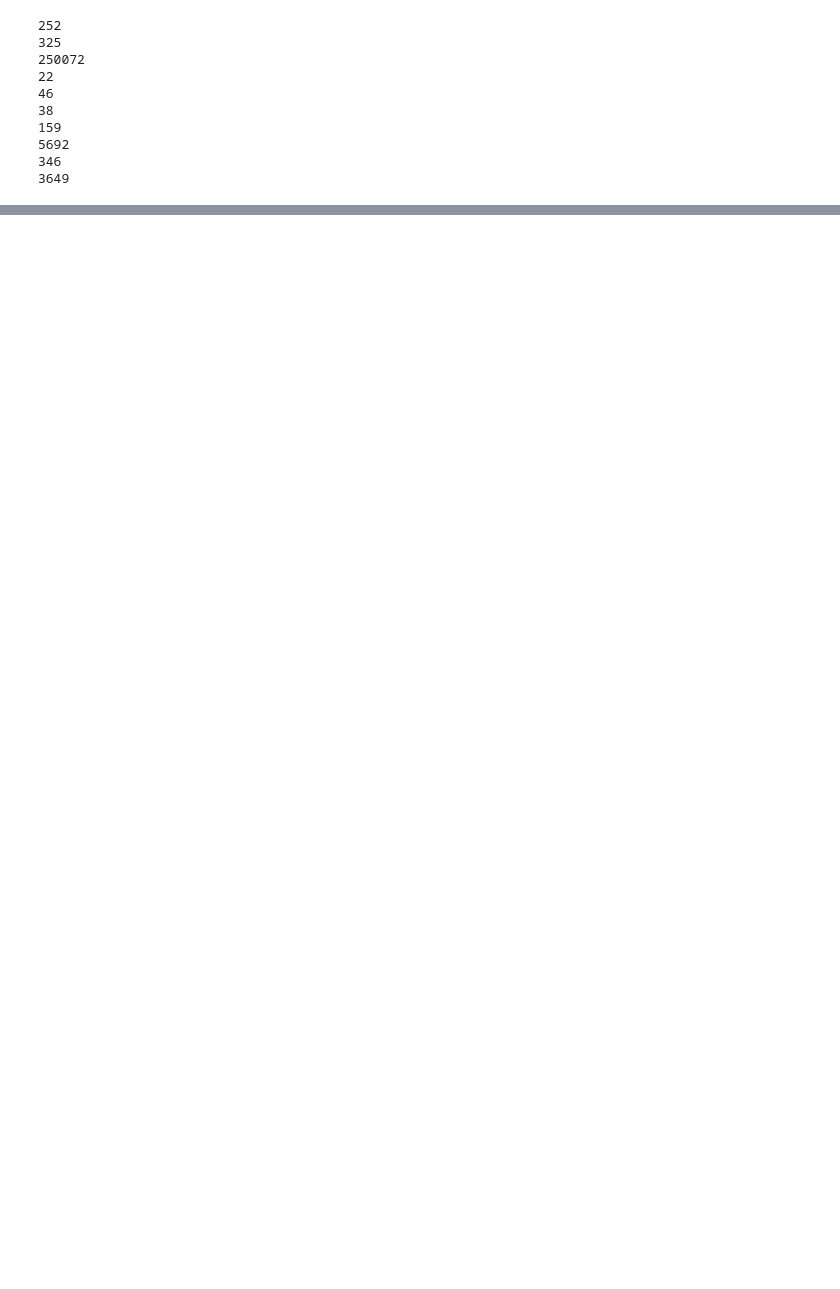
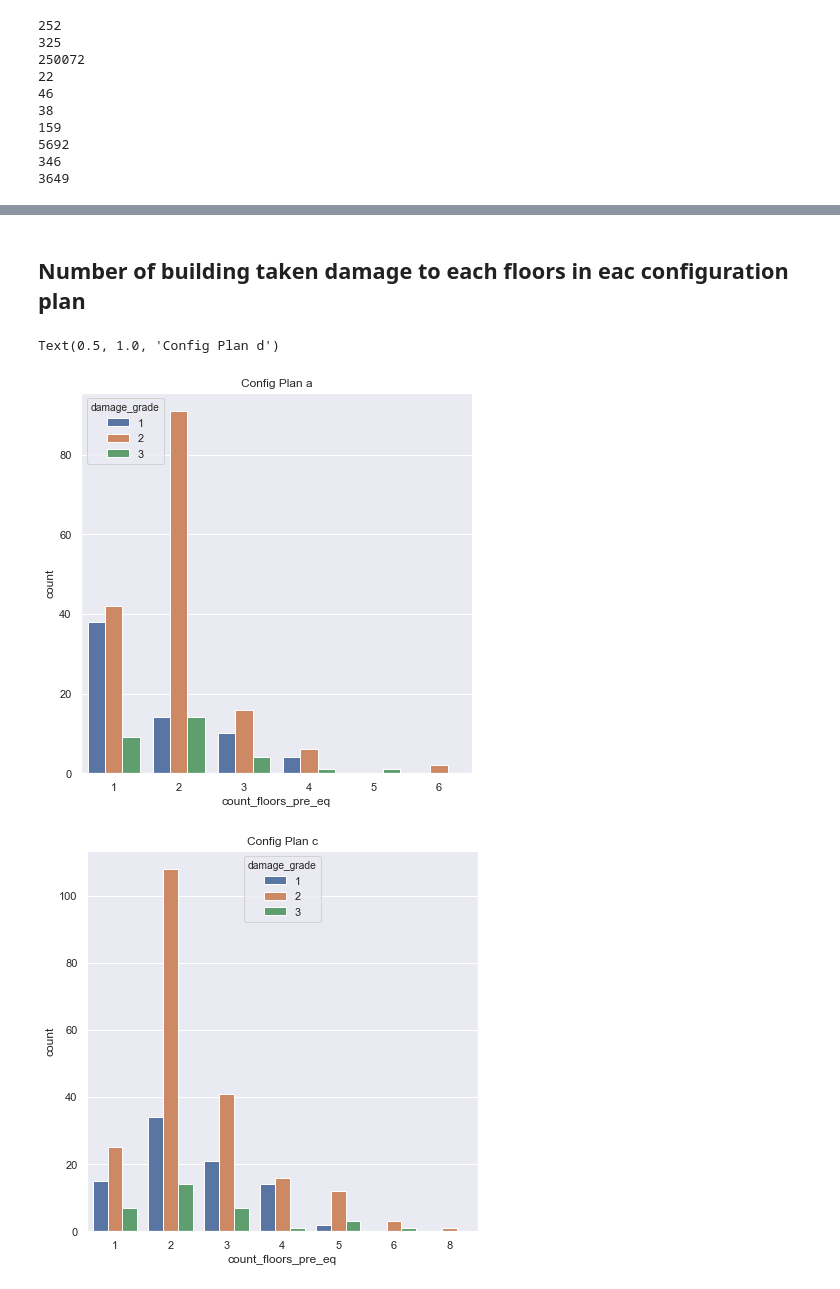
Before and after one commit to jshah39/DataSci, a Jupyter notebook: src/earthquake_shah.ipynb, the cells around one changed output, grey strips where cells are left out. Drawn from its saved outputs; the diff is of its cells as text; code cells hidden in the pictures; blank space fills up the shorter version.

Commit message:
Each plan damage take for floors

```diff
--- a/src/earthquake_shah.ipynb
+++ b/src/earthquake_shah.ipynb
@@ -253,0 +257,18 @@ sb.catplot(x="height_percentage", y = "area_percentage",hue="damage_grade", data
+# %% [markdown]
+## Number of building taken damage to each floors in eac configuration plan
+# %%
+f, axes = plt.subplots(figsize=(7, 7))
+ax = sb.countplot(x="count_floors_pre_eq", hue="damage_grade", data=aPlanDf)
+ax.set_title("Config Plan a")
+
+f, axes = plt.subplots(figsize=(7, 7))
+ax = sb.countplot(x="count_floors_pre_eq", hue="damage_grade", data=cPlanDf)
+ax.set_title("Config Plan c")
+
+f, axes = plt.subplots(figsize=(7, 7))
+ax = sb.countplot(x="count_floors_pre_eq", hue="damage_grade", data=dPlanDf)
+ax.set_title("Config Plan d")
+# %% [output]
+Text(0.5, 1.0, 'Config Plan d')
+[figure, added]
+[figure, added]
```
Also changed, not shown: parts of 20 cells of this notebook.
